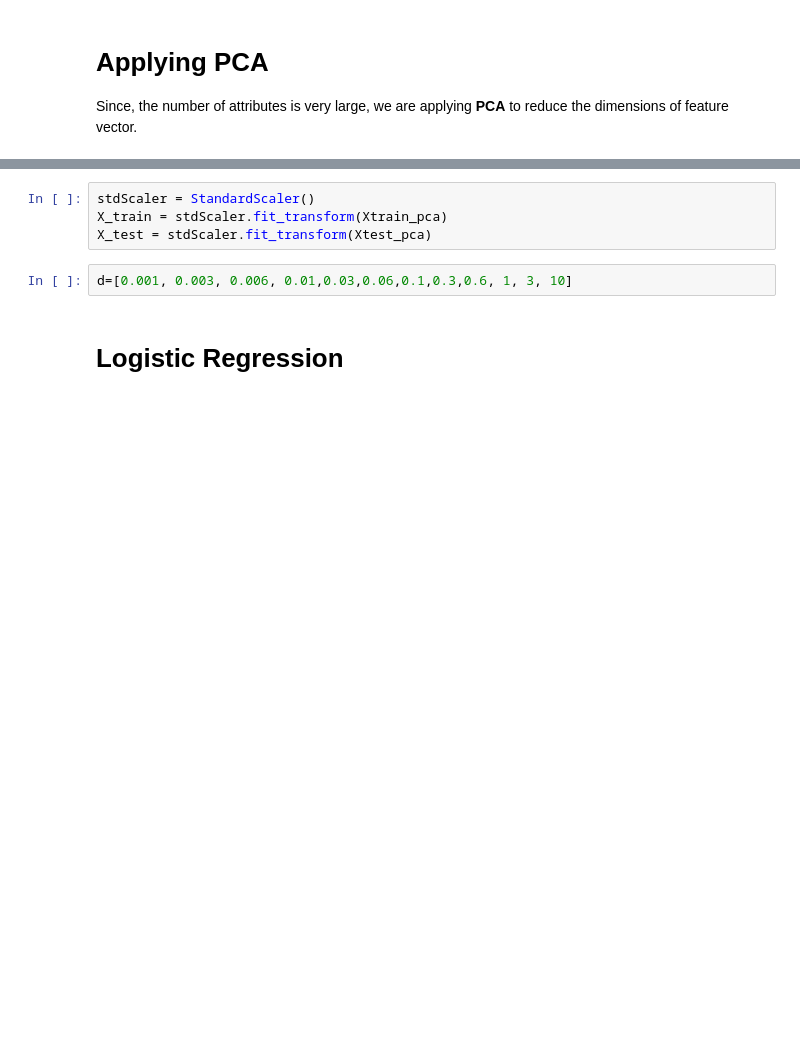
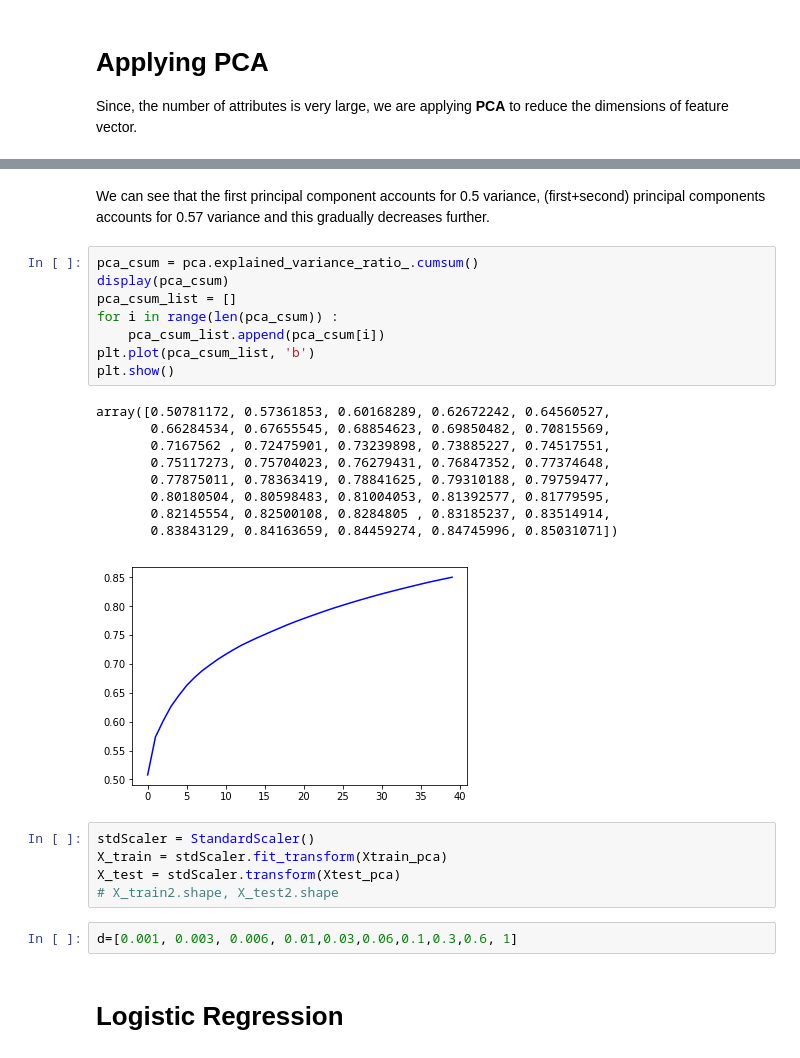
Before and after one commit to kuldeep725/Human-Activity, a Jupyter notebook: Human-Activity.ipynb, the cells around one changed output, grey strips where cells are left out. Drawn from its saved outputs; the diff is of its cells as text; blank space fills up the shorter version.

```diff
--- a/Human-Activity.ipynb
+++ b/Human-Activity.ipynb
@@ -55,9 +60,30 @@ array([0.50781172, 0.57361853, 0.60168289, 0.62672242, 0.64560527,
+# %% [markdown]
+We can see that the first principal component accounts for 0.5 variance, (first+second) principal components accounts for 0.57 variance and this gradually decreases further.
+# %%
+pca_csum = pca.explained_variance_ratio_.cumsum()
+display(pca_csum)
+pca_csum_list = []
+for i in range(len(pca_csum)) :
+    pca_csum_list.append(pca_csum[i])
+plt.plot(pca_csum_list, 'b')
+plt.show()
+# %% [output]
+array([0.50781172, 0.57361853, 0.60168289, 0.62672242, 0.64560527,
+       0.66284534, 0.67655545, 0.68854623, 0.69850482, 0.70815569,
+       0.7167562 , 0.72475901, 0.73239898, 0.73885227, 0.74517551,
+       0.75117273, 0.75704023, 0.76279431, 0.76847352, 0.77374648,
+       0.77875011, 0.78363419, 0.78841625, 0.79310188, 0.79759477,
+       0.80180504, 0.80598483, 0.81004053, 0.81392577, 0.81779595,
+       0.82145554, 0.82500108, 0.8284805 , 0.83185237, 0.83514914,
+       0.83843129, 0.84163659, 0.84459274, 0.84745996, 0.85031071])
+[figure, added]
 # %%
 stdScaler = StandardScaler()
 X_train = stdScaler.fit_transform(Xtrain_pca)
-X_test = stdScaler.fit_transform(Xtest_pca)
+X_test = stdScaler.transform(Xtest_pca)
+# X_train2.shape, X_test2.shape
 # %%
-d=[0.001, 0.003, 0.006, 0.01,0.03,0.06,0.1,0.3,0.6, 1, 3, 10]
+d=[0.001, 0.003, 0.006, 0.01,0.03,0.06,0.1,0.3,0.6, 1]
 # %% [markdown]
 # Logistic Regression
 # %%
```
Also changed, not shown: parts of 13 cells of this notebook, 2 other files.
